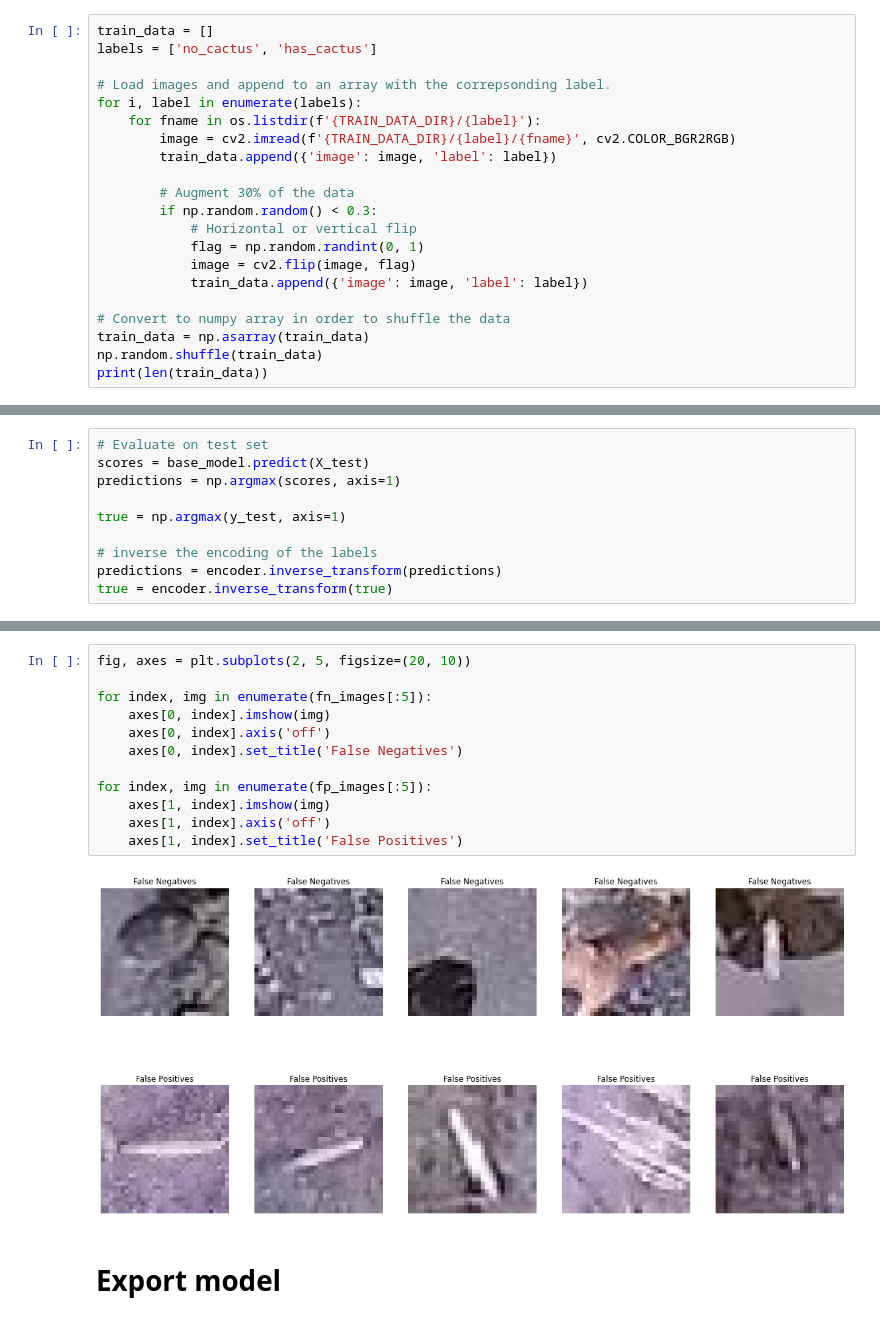
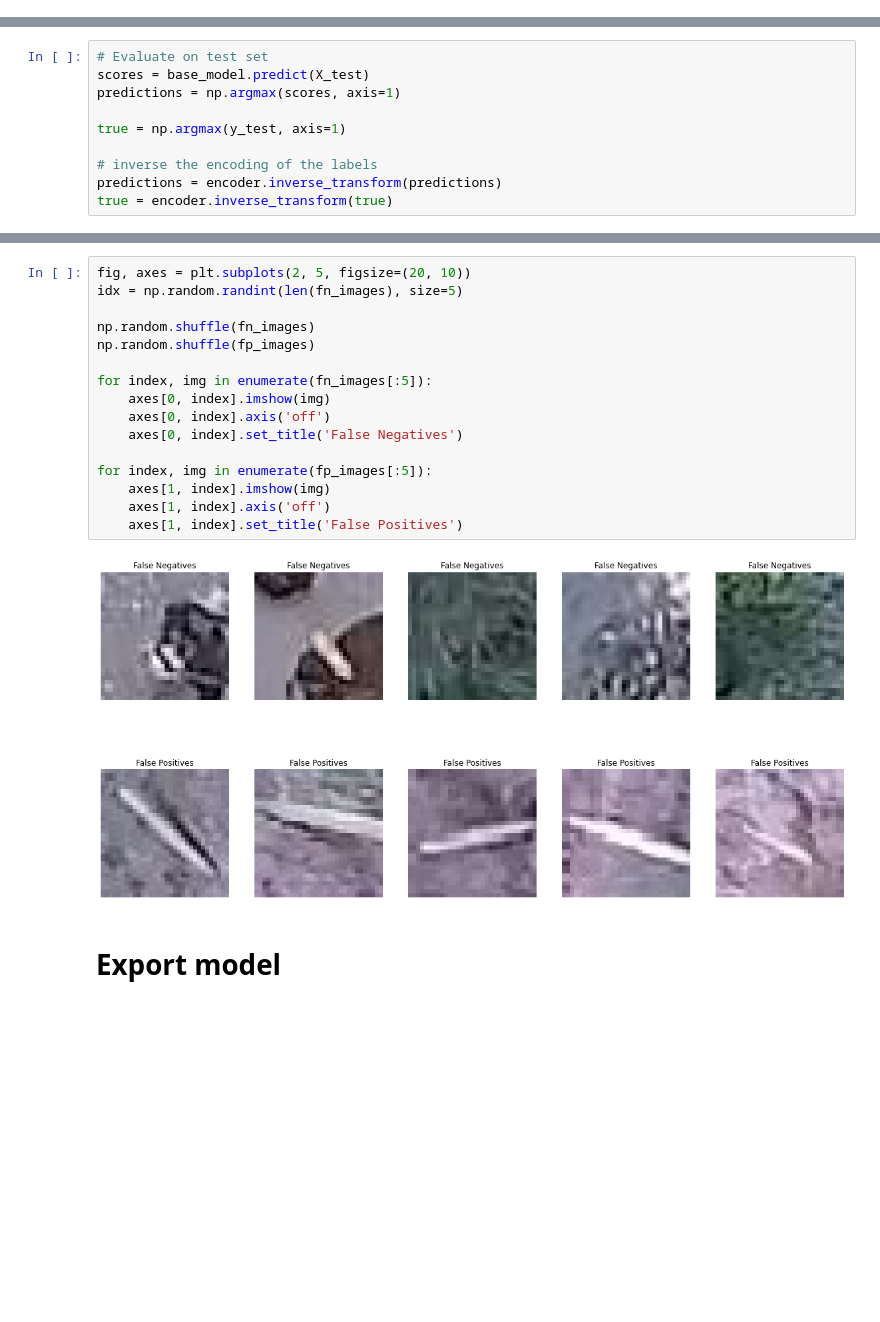
Before and after one commit to kpapijnenburg/cactus-detector, a Jupyter notebook: CNN-V1.1.ipynb, the cells around one changed output, grey strips where cells are left out. Saved outputs shown, nothing was run; the diff lists cells and outputs as text; blank space fills up the shorter version.

```diff
--- a/CNN-V1.1.ipynb
+++ b/CNN-V1.1.ipynb
@@ -56,24 +56,3 @@ np.random.shuffle(train_data)
 print(len(train_data))
 # %% [output]
 22715
-# %%
-train_data = []
-labels = ['no_cactus', 'has_cactus']
-
-# Load images and append to an array with the correpsonding label.
-for i, label in enumerate(labels):
-    for fname in os.listdir(f'{TRAIN_DATA_DIR}/{label}'):
-        image = cv2.imread(f'{TRAIN_DATA_DIR}/{label}/{fname}', cv2.COLOR_BGR2RGB)
-        train_data.append({'image': image, 'label': label})
-
-        # Augment 30% of the data
-        if np.random.random() < 0.3:
-            # Horizontal or vertical flip
-            flag = np.random.randint(0, 1)
-            image = cv2.flip(image, flag)
-            train_data.append({'image': image, 'label': label})
-
-# Convert to numpy array in order to shuffle the data
-train_data = np.asarray(train_data)
-np.random.shuffle(train_data)
-print(len(train_data))
@@ -238,17 +213,21 @@ for index, (predicted_label, true_label) in enumerate(zip(predictions, true)):
 # %%
 fig, axes = plt.subplots(2, 5, figsize=(20, 10))
+idx = np.random.randint(len(fn_images), size=5)
+
+np.random.shuffle(fn_images)
+np.random.shuffle(fp_images)
 
 for index, img in enumerate(fn_images[:5]):
     axes[0, index].imshow(img)
     axes[0, index].axis('off')
     axes[0, index].set_title('False Negatives')
 
 for index, img in enumerate(fp_images[:5]):
     axes[1, index].imshow(img)
     axes[1, index].axis('off')
     axes[1, index].set_title('False Positives')
 # %% [output]
-[figure, old version]
+[figure, new version]
 # %% [markdown]
 # Export model
 # %%
```
Also changed, not shown: parts of 8 cells of this notebook, 2 other files.
